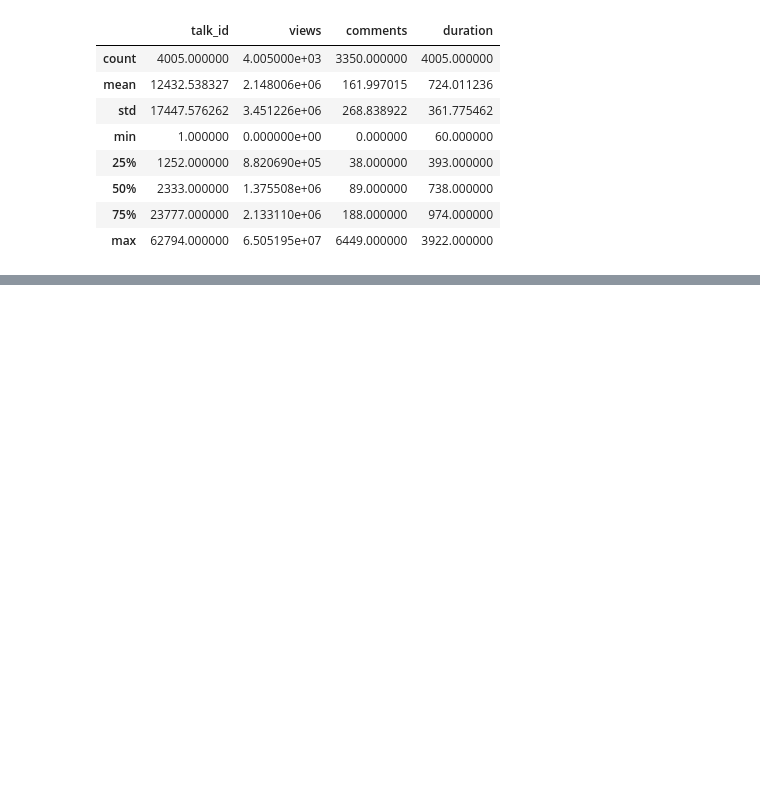
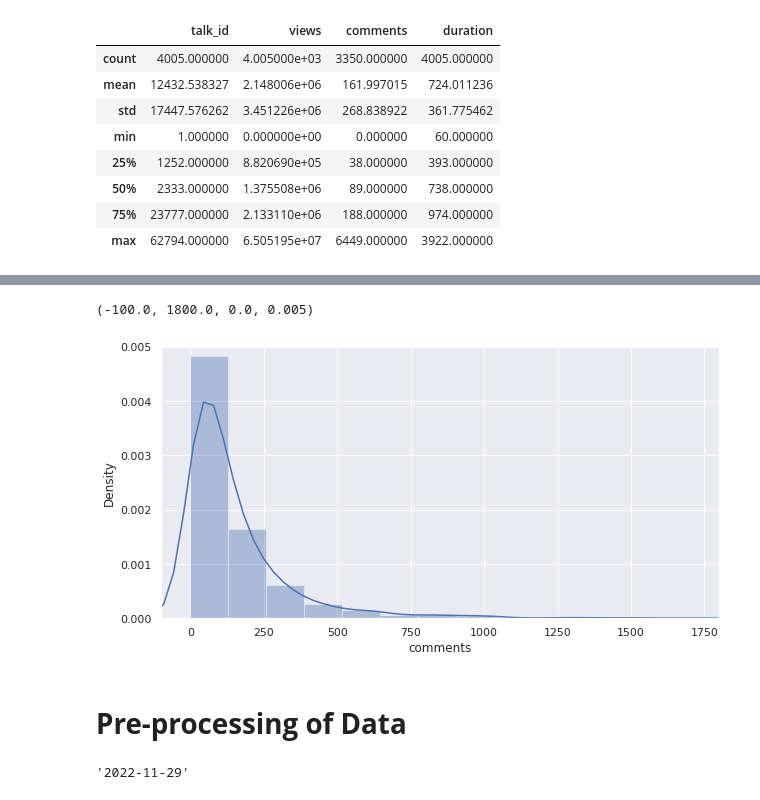
Before and after one commit to Prasad-Khedkar/TED-Talk-Views-Prediction, a Jupyter notebook: TED_Talk_Views_Prediction.ipynb, the cells around one changed output, grey strips where cells are left out. Saved outputs shown, nothing was run; the diff lists cells and outputs as text; code cells hidden in the pictures; blank space fills up the shorter version.

```diff
--- a/TED_Talk_Views_Prediction.ipynb
+++ b/TED_Talk_Views_Prediction.ipynb
@@ -97,0 +156,17 @@ dtype: int64
+# %%
+plt.figure(figsize=(10,5))
+sns.distplot(df['comments'])
+plt.axis([-100,1800,0,0.005])
+# %% [output]
+(-100.0, 1800.0, 0.0, 0.005)
+[figure, added]
+# %% [markdown]
+# **Pre-processing of Data**
+# %%
+from datetime import datetime
+import calendar
+# Setting the Datetime formate:
+today = datetime.now()
+today.strftime('%Y-%m-%d')
+# %% [output]
+'2022-11-29'
```
Also changed, not shown: parts of 12 cells of this notebook.
